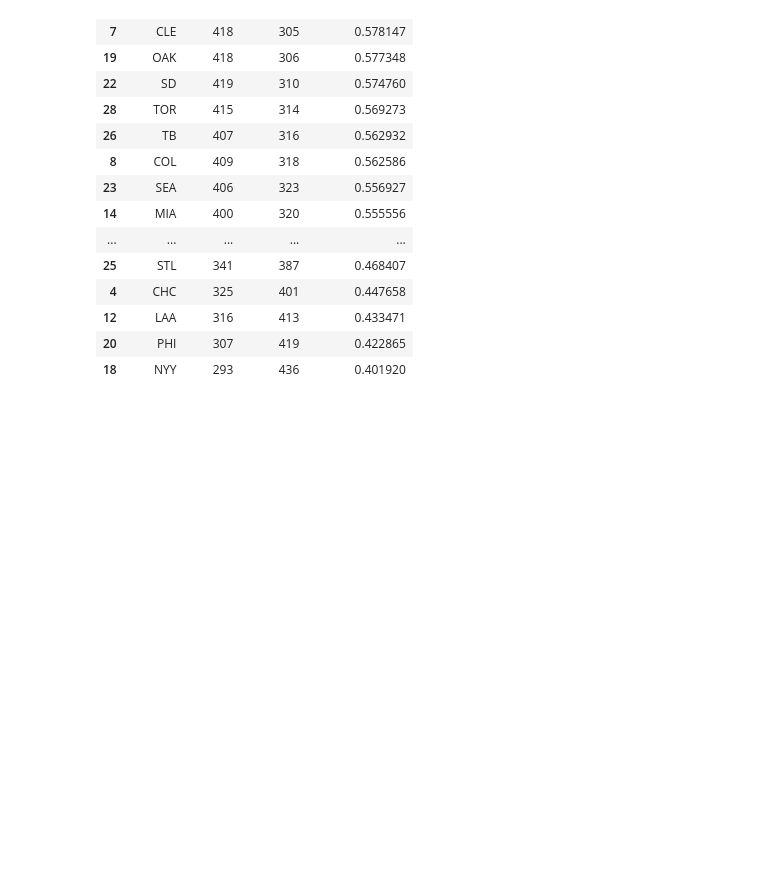
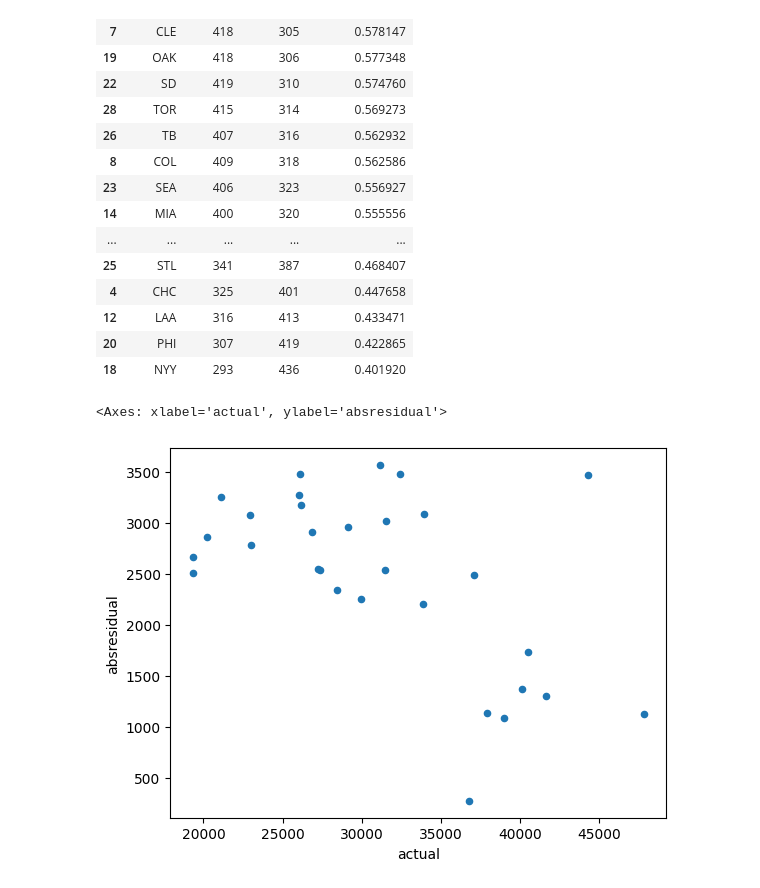
Before and after one commit to tmarchok1/DS440_project, a Jupyter notebook: error_analysis_travis.ipynb, the cells around one changed output. Saved outputs shown, nothing was run; the diff lists cells and outputs as text; code cells hidden in the pictures; blank space fills up the shorter version.

```diff
--- a/error_analysis_travis.ipynb
+++ b/error_analysis_travis.ipynb
@@ -84,3 +89,17 @@ residuals
 | 12 | LAA | 316 | 413 | 0.433471 |
 | 20 | PHI | 307 | 419 | 0.422865 |
 | 18 | NYY | 293 | 436 | 0.401920 |
+# %%
+avg_att_resid = newerrordata.groupby('h_name').agg(
+    {'actual': 'mean',
+    'absresidual': 'mean'}
+)
+
+# Standardize each team's average residual
+#avg_att_resid['std'] = avg_att_resid['absresidual']/avg_att_resid['actual']
+
+avg_att_resid
+avg_att_resid.plot(kind='scatter', x='actual', y='absresidual')
+# %% [output]
+<Axes: xlabel='actual', ylabel='absresidual'>
+[figure, added]
```
Also changed, not shown: parts of 3 cells of this notebook, 2 other files.
